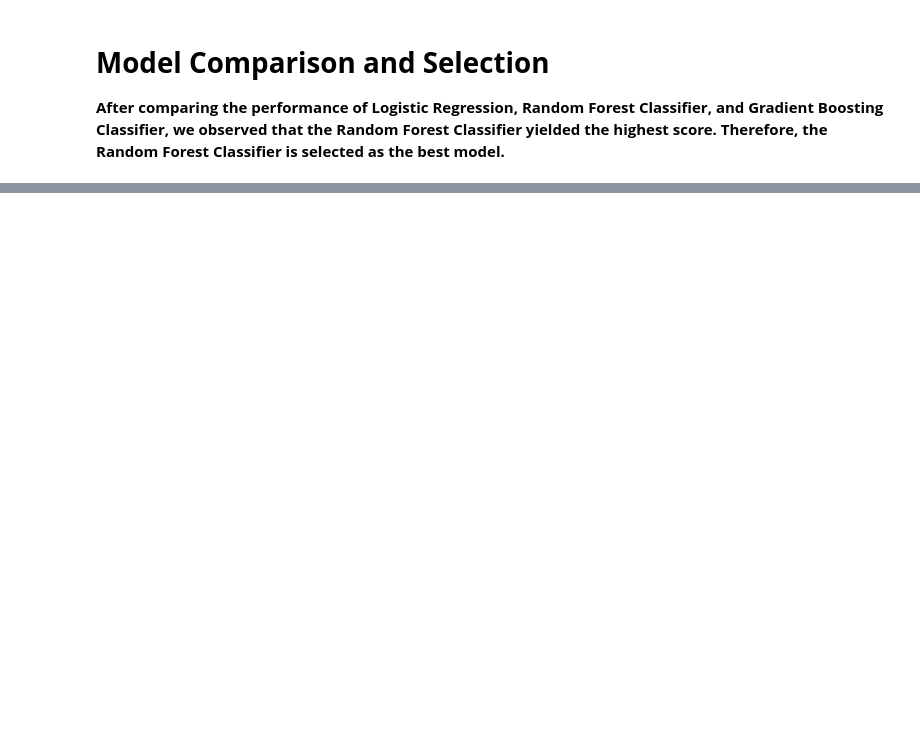
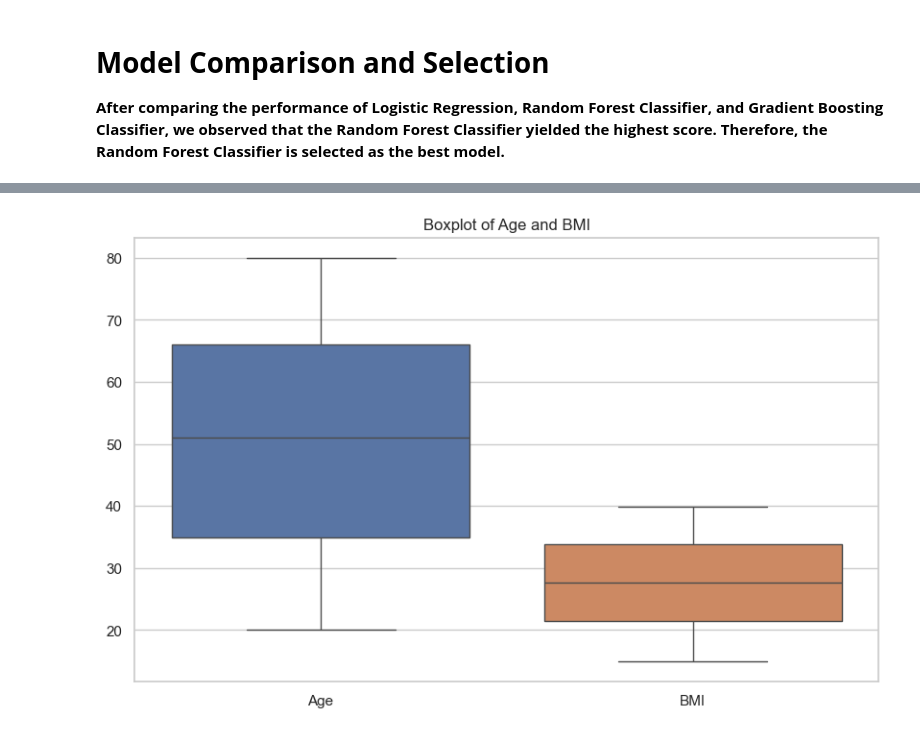
Before and after one commit to AMO-35/Cancer-Prediction-App, a Jupyter notebook: src/eda.ipynb, the cells around one changed output, grey strips where cells are left out. Cells and saved outputs as stored; diff of their text form; code cells hidden in the pictures; blank space fills up the shorter version.

```diff
--- a/src/eda.ipynb
+++ b/src/eda.ipynb
@@ -261,0 +294,6 @@ weighted avg       0.94      0.94      0.94       240
+# %%
+sns.boxplot(data=data[['Age', 'BMI']])
+plt.title('Boxplot of Age and BMI')
+plt.show()
+# %% [output]
+[figure, added]
```
Also changed, not shown: parts of 9 cells of this notebook, 4 other files.
